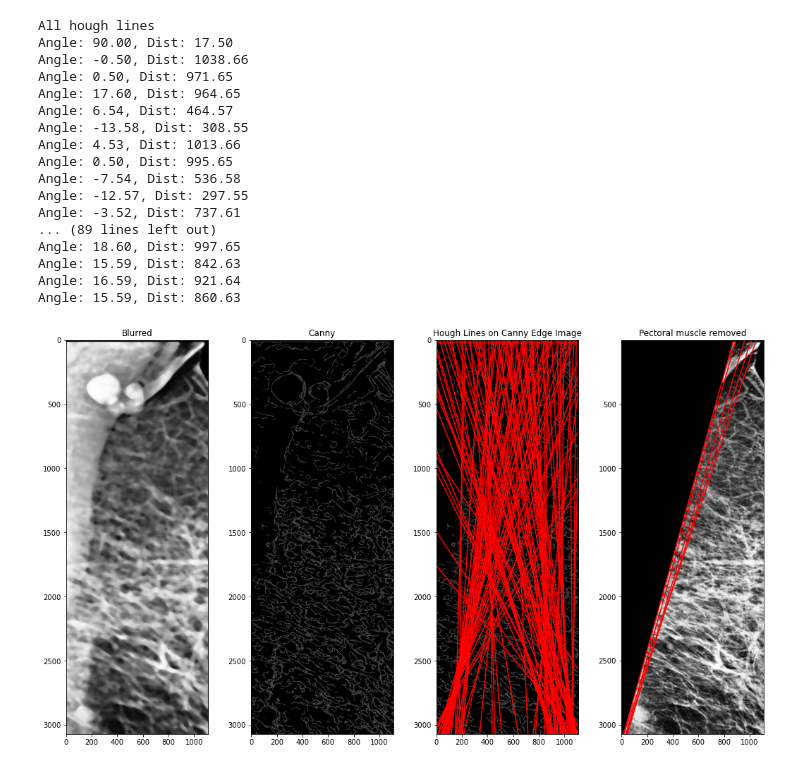
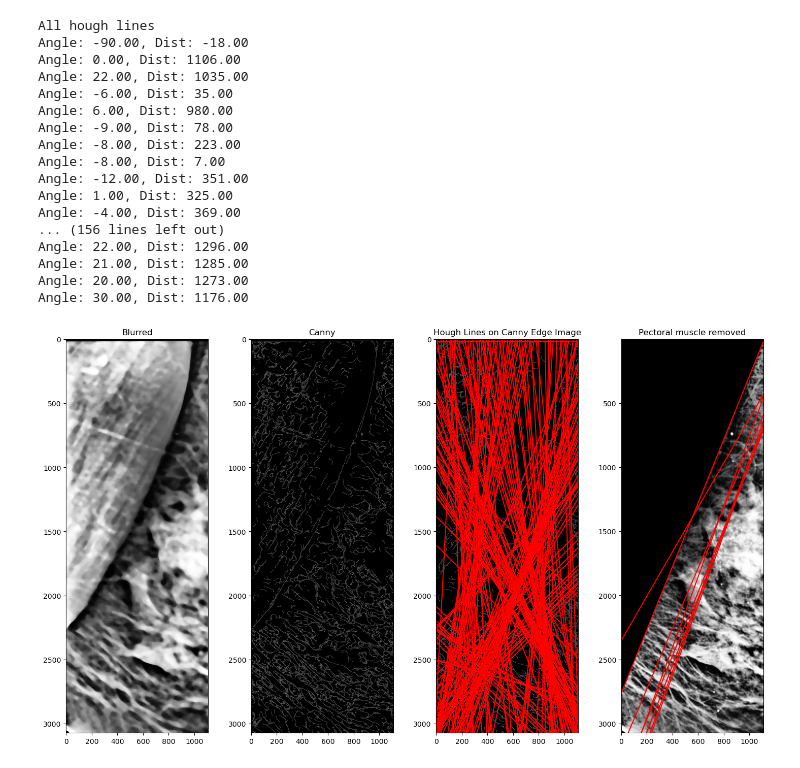
Before and after one commit to smilingweixiao/ML_Team28, a Jupyter notebook: src/data/step7_2.ipynb, the cells around one changed output. Drawn from its saved outputs; the diff is of its cells as text; code cells hidden in the pictures.

```diff
--- a/src/data/step7_2.ipynb
+++ b/src/data/step7_2.ipynb
@@ -34,10 +157,10 @@ def get_hough_lines(canny_img):
     return lines
 # %%
 def shortlist_lines(lines):
-    MIN_ANGLE = 15
+    MIN_ANGLE = 20
     MAX_ANGLE = 90
-    MIN_DIST  = 750
-    MAX_DIST  = 1000
+    MIN_DIST  = 100
+    MAX_DIST  = 1300
 
     shortlisted_lines = [x for x in lines if
                           (x['dist']>=MIN_DIST) &
@@ -133,33 +256,33 @@ def display_image(image, cla_image):
     axes[3].axis('on')
     plt.show()
 
-    new_path = "../../datasets/image/clean_png/out.png"
+    new_path = "../../datasets/image/test/out.png"
     cv2.imwrite(new_path, cla_image)
 # %%
-test_pic = "../../datasets/image/clean_png/test5_clahe.png"
-clahe_pic = "../../datasets/image/clean_png/test5_clahe.png"
+test_pic = "../../datasets/image/test/test6_clahe.png"
+clahe_pic = "../../datasets/image/test/test6_clahe.png"
 cla_image = cv2.imread(clahe_pic, 0)
 image = cv2.imread(test_pic, 0)
 rows, cols = image.shape
 roi = image[:3 * rows//4, :cols//3]
 # print(roi)
 display_image(roi, cla_image)
 # %% [output]
 All hough lines
-Angle: 90.00, Dist: 17.50
-Angle: -0.50, Dist: 1038.66
-Angle: 0.50, Dist: 971.65
-Angle: 17.60, Dist: 964.65
-Angle: 6.54, Dist: 464.57
-Angle: -13.58, Dist: 308.55
-Angle: 4.53, Dist: 1013.66
-Angle: 0.50, Dist: 995.65
-Angle: -7.54, Dist: 536.58
-Angle: -12.57, Dist: 297.55
-Angle: -3.52, Dist: 737.61
-... (89 lines left out)
-Angle: 18.60, Dist: 997.65
-Angle: 15.59, Dist: 842.63
-Angle: 16.59, Dist: 921.64
-Angle: 15.59, Dist: 860.63
+Angle: -90.00, Dist: -18.00
+Angle: 0.00, Dist: 1106.00
+Angle: 22.00, Dist: 1035.00
+Angle: -6.00, Dist: 35.00
+Angle: 6.00, Dist: 980.00
+Angle: -9.00, Dist: 78.00
+Angle: -8.00, Dist: 223.00
+Angle: -8.00, Dist: 7.00
+Angle: -12.00, Dist: 351.00
+Angle: 1.00, Dist: 325.00
+Angle: -4.00, Dist: 369.00
+... (156 lines left out)
+Angle: 22.00, Dist: 1296.00
+Angle: 21.00, Dist: 1285.00
+Angle: 20.00, Dist: 1273.00
+Angle: 30.00, Dist: 1176.00
-[figure, old version]
+[figure, new version]
```
Also changed, not shown: parts of 1 cell of this notebook, 3 other files.
